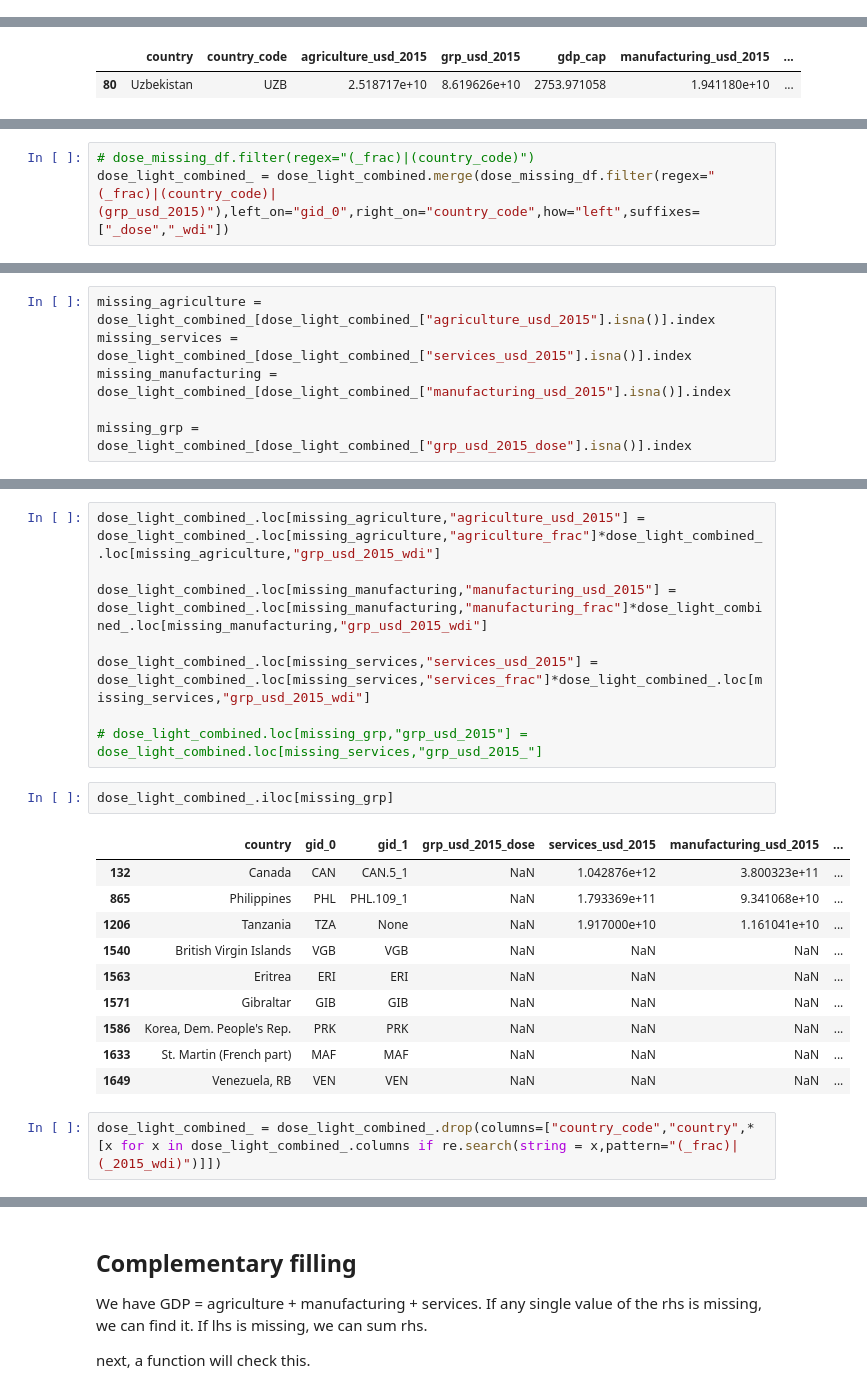
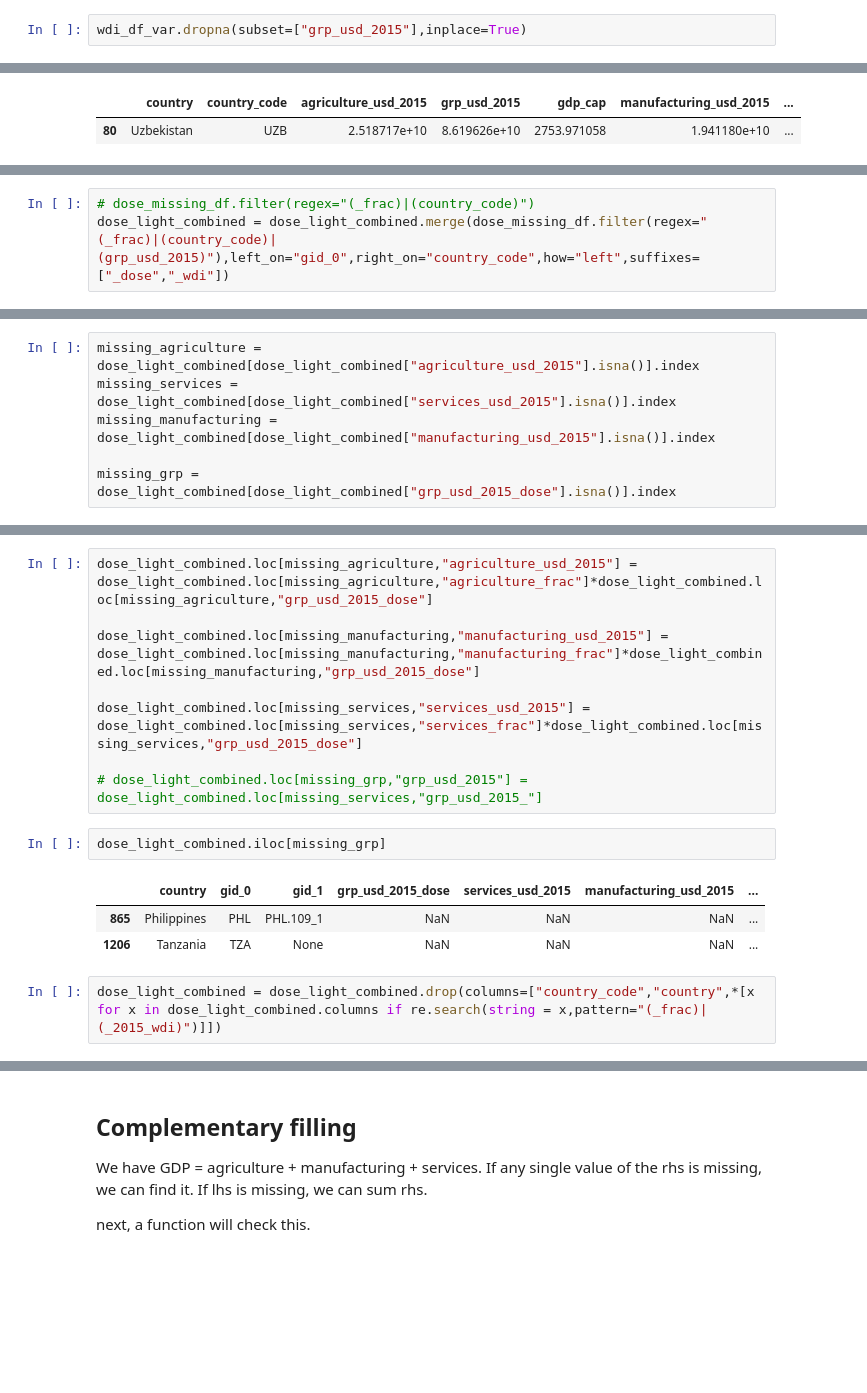
Before and after one commit to nismod/global-econ-data, a Jupyter notebook: notebooks/missing_countries.ipynb, the cells around one changed output, grey strips where cells are left out. Saved outputs shown, nothing was run; the diff lists cells and outputs as text; blank space fills up the shorter version.

```diff
--- a/notebooks/missing_countries.ipynb
+++ b/notebooks/missing_countries.ipynb
@@ -711,6 +705,8 @@ wdi_df_var[wdi_df_var.isna().any(axis=1)]
 | 122 | Tuvalu | TUV | 5.859108e+06 | 3.681194e+07 | 3384.383201 | 2.582545e+06 | ... |
 | 125 | Venezuela, RB | VEN | NaN | NaN | NaN | NaN | ... |
 | 126 | Virgin Islands (U.S.) | VIR | NaN | 3.663000e+09 | 34007.352941 | NaN | ... |
+# %%
+wdi_df_var.dropna(subset=["grp_usd_2015"],inplace=True)
 # %%
 # WDI is also reduced to the essential in order to concat the data sets later on.
 # this step could be done at an earlier stage as well to avoid redundancy.
@@ -838,4 +856,4 @@ dose_missing_df.filter(regex="_frac").apply(sum,axis=1).hist()
 # %%
 # dose_missing_df.filter(regex="(_frac)|(country_code)")
-dose_light_combined_ = dose_light_combined.merge(dose_missing_df.filter(regex="(_frac)|(country_code)|(grp_usd_2015)"),left_on="gid_0",right_on="country_code",how="left",suffixes=["_dose","_wdi"])
+dose_light_combined = dose_light_combined.merge(dose_missing_df.filter(regex="(_frac)|(country_code)|(grp_usd_2015)"),left_on="gid_0",right_on="country_code",how="left",suffixes=["_dose","_wdi"])
 # %%
@@ -856,9 +874,9 @@ dose_light_combined_.tail(3)
 # %%
-missing_agriculture = dose_light_combined_[dose_light_combined_["agriculture_usd_2015"].isna()].index
-missing_services = dose_light_combined_[dose_light_combined_["services_usd_2015"].isna()].index
-missing_manufacturing = dose_light_combined_[dose_light_combined_["manufacturing_usd_2015"].isna()].index
+missing_agriculture = dose_light_combined[dose_light_combined["agriculture_usd_2015"].isna()].index
+missing_services = dose_light_combined[dose_light_combined["services_usd_2015"].isna()].index
+missing_manufacturing = dose_light_combined[dose_light_combined["manufacturing_usd_2015"].isna()].index
 
-missing_grp = dose_light_combined_[dose_light_combined_["grp_usd_2015_dose"].isna()].index
+missing_grp = dose_light_combined[dose_light_combined["grp_usd_2015_dose"].isna()].index
 # %%
 missing_grp
 # %% [output]
@@ -866,25 +884,18 @@ Index([132, 865, 1206, 1540, 1563, 1571, 1586, 1633, 1649], dtype='int64')
 # %%
-dose_light_combined_.loc[missing_agriculture,"agriculture_usd_2015"] = dose_light_combined_.loc[missing_agriculture,"agriculture_frac"]*dose_light_combined_.loc[missing_agriculture,"grp_usd_2015_wdi"]
+dose_light_combined.loc[missing_agriculture,"agriculture_usd_2015"] = dose_light_combined.loc[missing_agriculture,"agriculture_frac"]*dose_light_combined.loc[missing_agriculture,"grp_usd_2015_dose"]
 
-dose_light_combined_.loc[missing_manufacturing,"manufacturing_usd_2015"] = dose_light_combined_.loc[missing_manufacturing,"manufacturing_frac"]*dose_light_combined_.loc[missing_manufacturing,"grp_usd_2015_wdi"]
+dose_light_combined.loc[missing_manufacturing,"manufacturing_usd_2015"] = dose_light_combined.loc[missing_manufacturing,"manufacturing_frac"]*dose_light_combined.loc[missing_manufacturing,"grp_usd_2015_dose"]
 
-dose_light_combined_.loc[missing_services,"services_usd_2015"] = dose_light_combined_.loc[missing_services,"services_frac"]*dose_light_combined_.loc[missing_services,"grp_usd_2015_wdi"]
+dose_light_combined.loc[missing_services,"services_usd_2015"] = dose_light_combined.loc[missing_services,"services_frac"]*dose_light_combined.loc[missing_services,"grp_usd_2015_dose"]
 
 # dose_light_combined.loc[missing_grp,"grp_usd_2015"] = dose_light_combined.loc[missing_services,"grp_usd_2015_"]
 # %%
-dose_light_combined_.iloc[missing_grp]
+dose_light_combined.iloc[missing_grp]
 # %% [output]
 |  | country | gid_0 | gid_1 | grp_usd_2015_dose | services_usd_2015 | manufacturing_usd_2015 | ... |
-| 132 | Canada | CAN | CAN.5_1 | NaN | 1.042876e+12 | 3.800323e+11 | ... |
-| 865 | Philippines | PHL | PHL.109_1 | NaN | 1.793369e+11 | 9.341068e+10 | ... |
-| 1206 | Tanzania | TZA | None | NaN | 1.917000e+10 | 1.161041e+10 | ... |
-| 1540 | British Virgin Islands | VGB | VGB | NaN | NaN | NaN | ... |
-| 1563 | Eritrea | ERI | ERI | NaN | NaN | NaN | ... |
-| 1571 | Gibraltar | GIB | GIB | NaN | NaN | NaN | ... |
-| 1586 | Korea, Dem. People's Rep. | PRK | PRK | NaN | NaN | NaN | ... |
-| 1633 | St. Martin (French part) | MAF | MAF | NaN | NaN | NaN | ... |
-| 1649 | Venezuela, RB | VEN | VEN | NaN | NaN | NaN | ... |
+| 865 | Philippines | PHL | PHL.109_1 | NaN | NaN | NaN | ... |
+| 1206 | Tanzania | TZA | None | NaN | NaN | NaN | ... |
 # %%
-dose_light_combined_ = dose_light_combined_.drop(columns=["country_code","country",*[x for x in dose_light_combined_.columns if re.search(string = x,pattern="(_frac)|(_2015_wdi)")]])
+dose_light_combined = dose_light_combined.drop(columns=["country_code","country",*[x for x in dose_light_combined.columns if re.search(string = x,pattern="(_frac)|(_2015_wdi)")]])
 # %%
 # still some NAs
```
Also changed, not shown: parts of 57 cells of this notebook.
